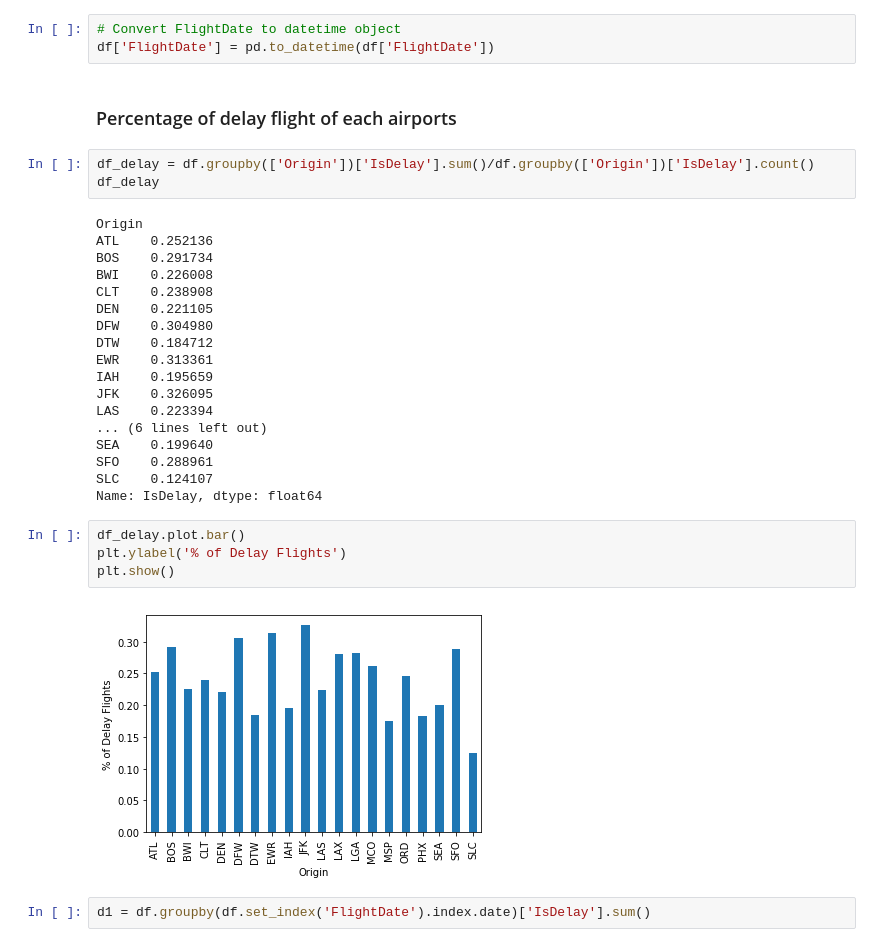
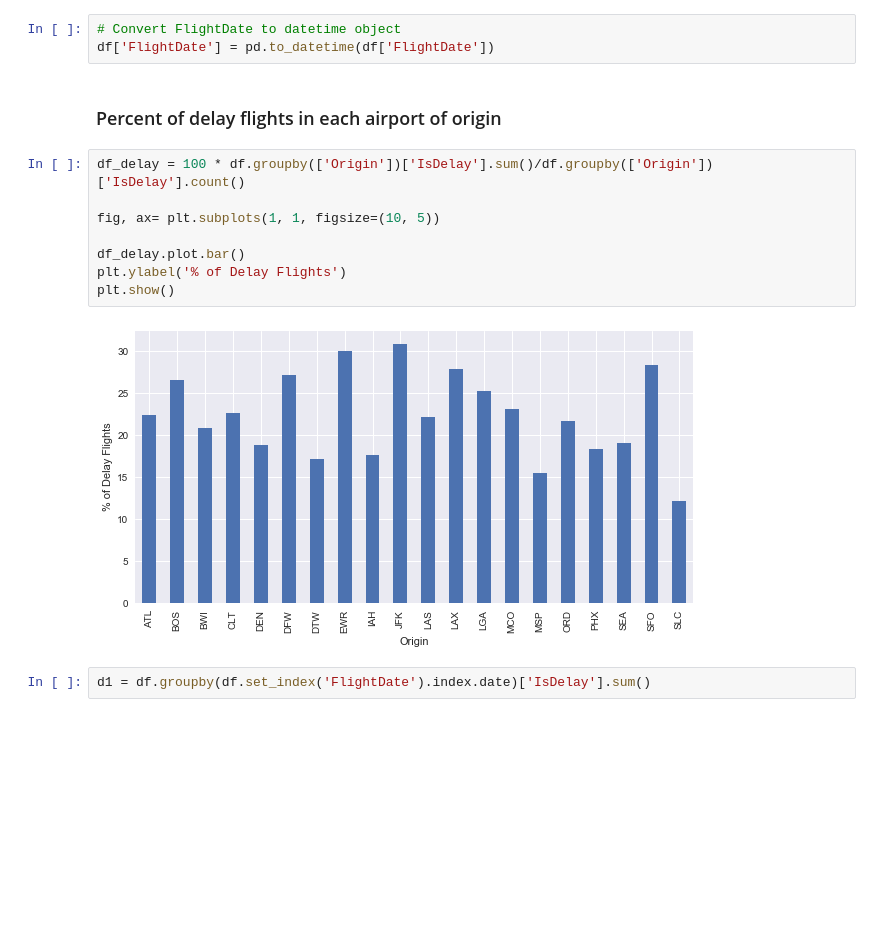
Before and after one commit to cuthlo/springboard, a Jupyter notebook: capstone_project1/EDA/Exploratory_Data_Analysis.ipynb, the cells around one changed output. Cells and saved outputs as stored; diff of their text form; blank space fills up the shorter version.

```diff
--- a/capstone_project1/EDA/Exploratory_Data_Analysis.ipynb
+++ b/capstone_project1/EDA/Exploratory_Data_Analysis.ipynb
@@ -54,35 +58,18 @@ df[['Origin','OriginCityName']].drop_duplicates().sort_values('Origin').set_inde
 # %%
 # Convert FlightDate to datetime object
 df['FlightDate'] = pd.to_datetime(df['FlightDate'])
-# %% [markdown]
-### Percentage of delay flight of each airports
+# %% [markdown]
+### Percent of delay flights in each airport of origin
 # %%
-df_delay = df.groupby(['Origin'])['IsDelay'].sum()/df.groupby(['Origin'])['IsDelay'].count()
-df_delay
+df_delay = 100 * df.groupby(['Origin'])['IsDelay'].sum()/df.groupby(['Origin'])['IsDelay'].count()
+
+fig, ax= plt.subplots(1, 1, figsize=(10, 5))
+
+df_delay.plot.bar()
+plt.ylabel('% of Delay Flights')
+plt.show()
 # %% [output]
-Origin
-ATL    0.252136
-BOS    0.291734
-BWI    0.226008
-CLT    0.238908
-DEN    0.221105
-DFW    0.304980
-DTW    0.184712
-EWR    0.313361
-IAH    0.195659
-JFK    0.326095
-LAS    0.223394
-... (6 lines left out)
-SEA    0.199640
-SFO    0.288961
-SLC    0.124107
-Name: IsDelay, dtype: float64
+[figure, added]
-# %%
-df_delay.plot.bar()
-plt.ylabel('% of Delay Flights')
-plt.show()
-# %% [output]
-[figure, removed]
 # %%
 d1 = df.groupby(df.set_index('FlightDate').index.date)['IsDelay'].sum()
 # %% [markdown]
```
Also changed, not shown: parts of 18 cells of this notebook.
